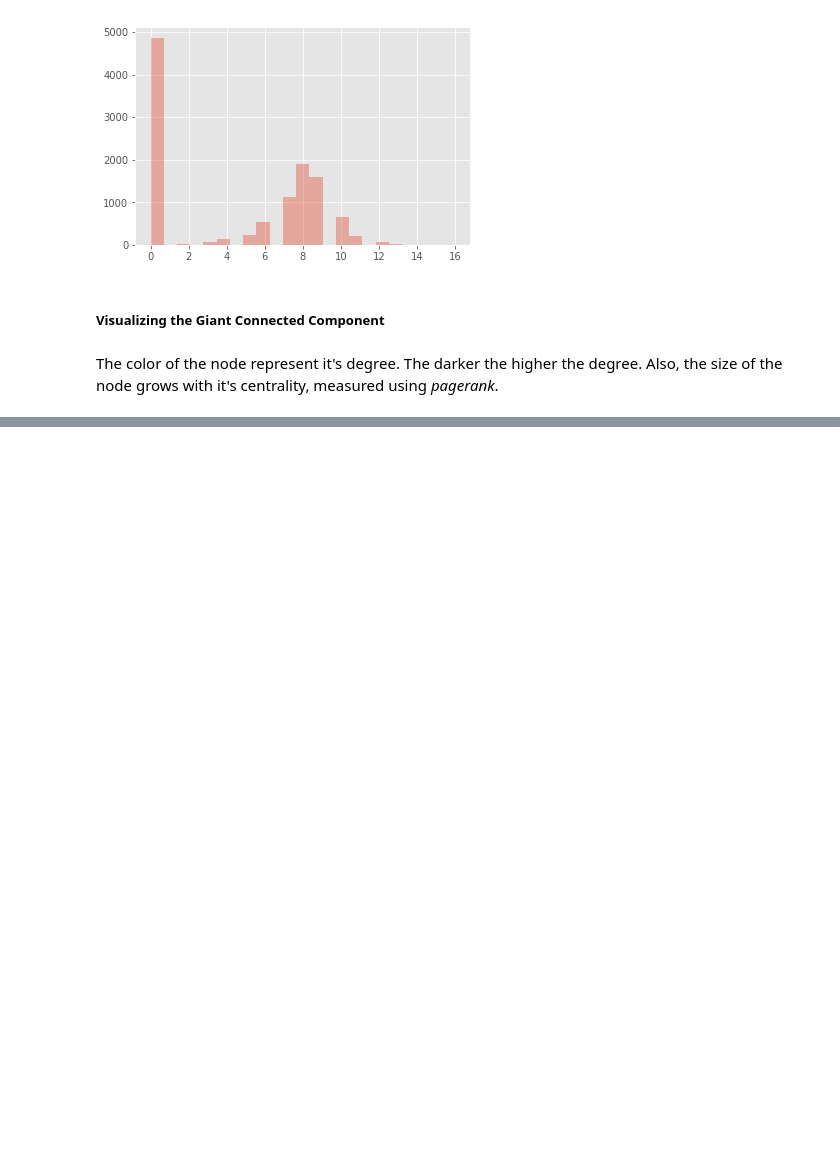
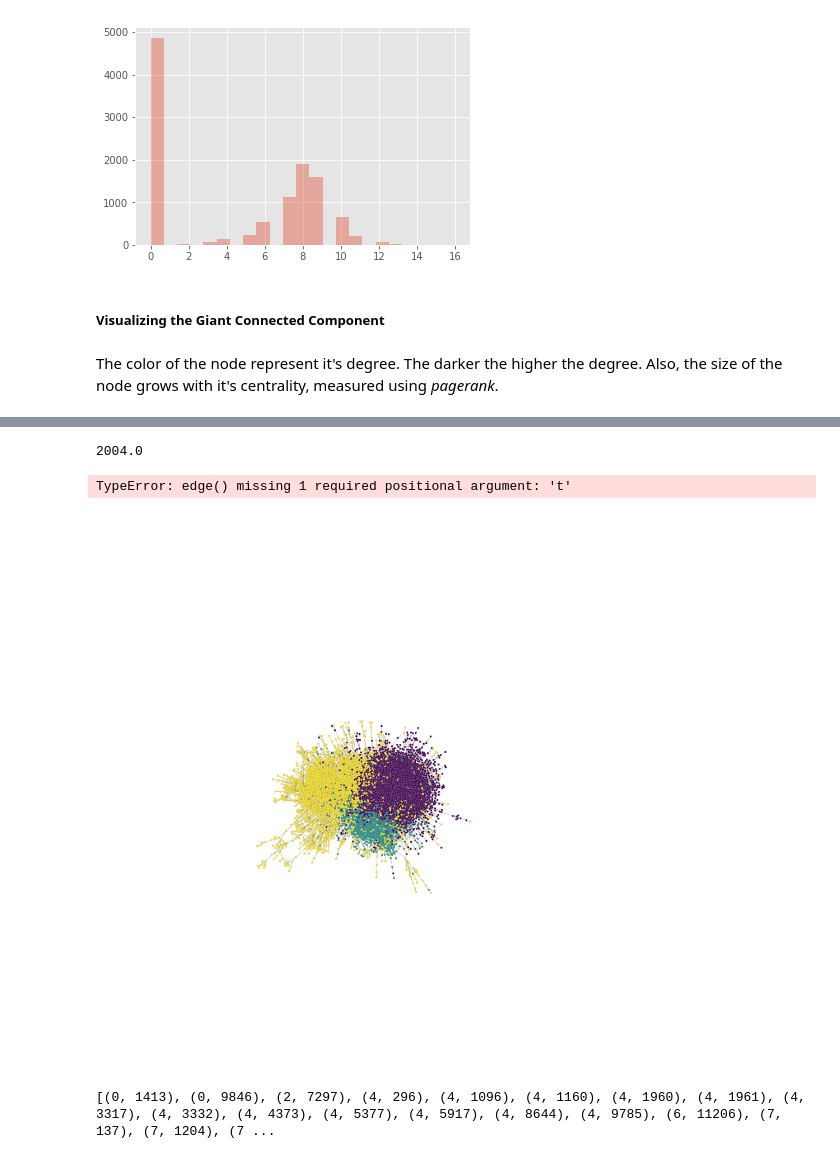
Before and after one commit to davibarreira/PBMNet, a Jupyter notebook: Create_Network.ipynb, the cells around one changed output, grey strips where cells are left out. Saved outputs shown, nothing was run; the diff lists cells and outputs as text; code cells hidden in the pictures; blank space fills up the shorter version.

```diff
--- a/Create_Network.ipynb
+++ b/Create_Network.ipynb
@@ -642,0 +666,47 @@ gt.graph_draw(g,pos=pos_complete,vertex_fill_color=g.vp['CODE_AREA'],vcmap=cmap,
+# %%
+# g.vertex(1912)['YEAR']
+# label = g.vp["YEAR"]
+# la = label.a          # returns an array view
+label = g.ep["time"]
+la = label.a          # returns an array view
+
+for e in g.edges():
+    efilt[e] = True
+#     print(e)
+# %% [output]
+2004.0
+# %%
+vfilt = g.new_vertex_property('bool');
+efilt = g.new_edge_property('bool');
+
+# g.set_edge_filter(g.ep['time']<2000)
+periods = [1980,1990,2000,2010,2019]
+for i,j in LG.nodes(data=True):
+    if j['YEAR'] <= periods[-1]:
+        vfilt[i] = True
+    else:
+        vfilt[i] = False
+
+
+label = g.ep["time"]
+la = label.a          # returns an array view
+
+i=0
+for e in g.edges():
+    if la[i]<periods[-1]:
+        efilt[e] = True
+    else:
+        efilt[e] = False
+    i = i +1
+# %%
+e = g.edge(0)
+efilt[e] = False
+# %% [output]
+TypeError: edge() missing 1 required positional argument: 't'
+# %%
+sub = gt.GraphView(g, vfilt)
+gt.graph_draw(sub,pos=pos_complete,vertex_fill_color=g.vp['CODE_AREA'],vcmap=cmap,output_size=(1000,1000))
+print([(g.vertex_index[e.source()], g.vertex_index[e.target()]) for e in sub.edges()])
+# %% [output]
+[figure, added]
+[(0, 1413), (0, 9846), (2, 7297), (4, 296), (4, 1096), (4, 1160), (4, 1960), (4, 1961), (4, 3317), (4, 3332), (4, 4373), (4, 5377), (4, 5917), (4, 8644), (4, 9785), (6, 11206), (7, 137), (7, 1204), (7 ...
```
Also changed, not shown: parts of 12 cells of this notebook.
